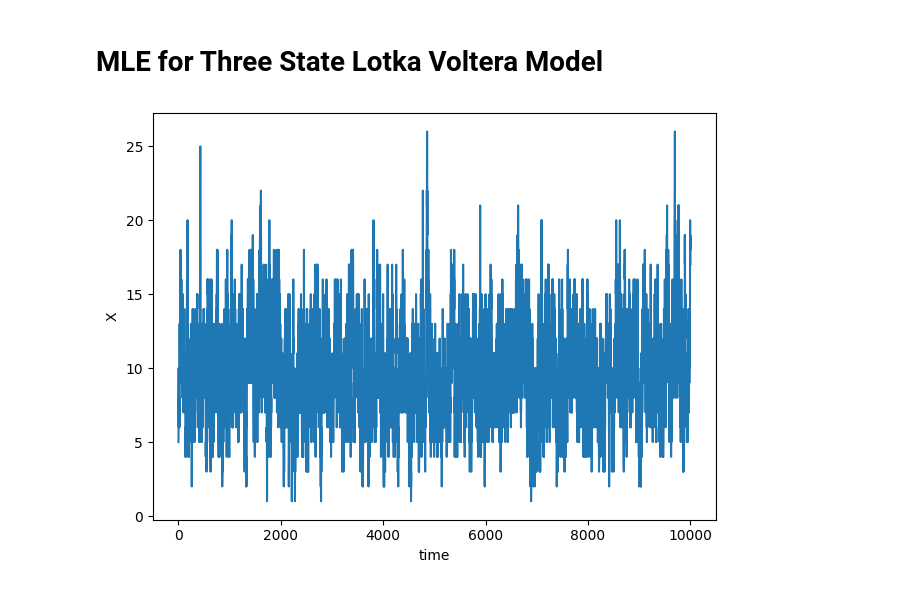
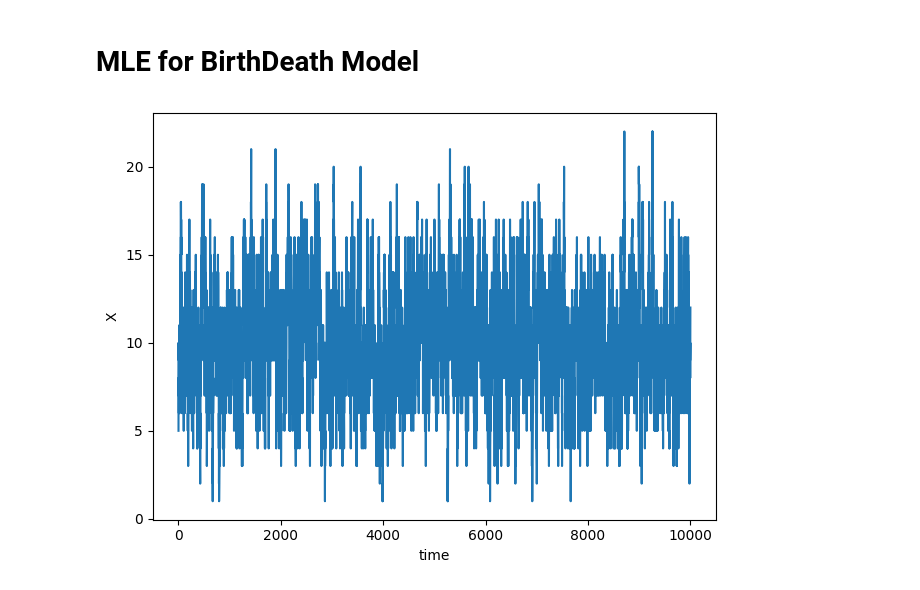
Before and after one commit to Mijan/NN-CTMC, a Jupyter notebook: Jupyter_notebooks/MLE.ipynb, the cells around one changed output. Saved outputs shown, nothing was run; the diff lists cells and outputs as text; code cells hidden in the pictures.

```diff
--- a/Jupyter_notebooks/MLE.ipynb
+++ b/Jupyter_notebooks/MLE.ipynb
@@ -7,20 +7,17 @@ from src.Estimation.MLE import computeMLETransitionMatrix
 from src.Simulator.SSA import SSASimulator
 from src.Plotter.SystemPlotter import SysPlotter
 # %% [markdown]
-# MLE for Three State Lotka Voltera Model
+# MLE for BirthDeath Model
 # %%
 from src.Models.models import BirthDeath
-from src.Models.models import ThreeSpeciesModel
-model = BirthDeath()
-# model = ThreeSpeciesModel()
-simulator = SSASimulator(model)
+model_bd = BirthDeath()
+simulator_bd = SSASimulator(model_bd)
 
-parameters = model.getDefaultParameter()
-y, t = simulator.run_ssa(np.array([5]), 10000, parameters)
-# y, t = simulator.run_ssa(np.array([80000, 10, 10]), 1000, parameters)
+parameters = model_bd.getDefaultParameter()
+y, t = simulator_bd.run_ssa(np.array([5]), 10000, parameters)
 # %%
 plotter = SysPlotter()
-fig = plotter.plotSystem(y, t, model)
+fig = plotter.plotSystem(y, t, model_bd)
 # %% [output]
-[figure, old version]
+[figure, new version]
 # %%
```
Also changed, not shown: parts of 6 cells of this notebook, 1 other file.
